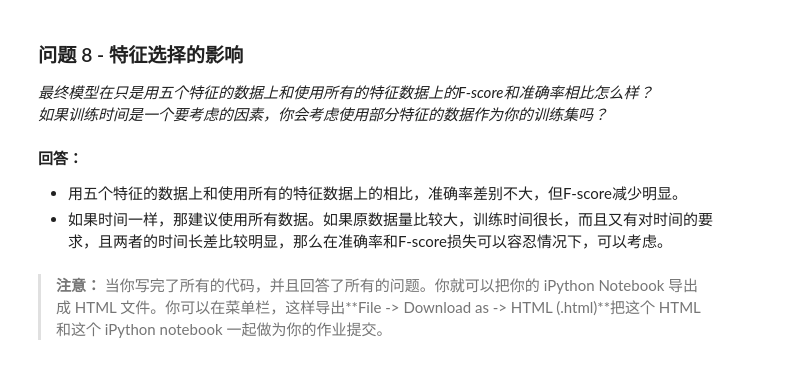
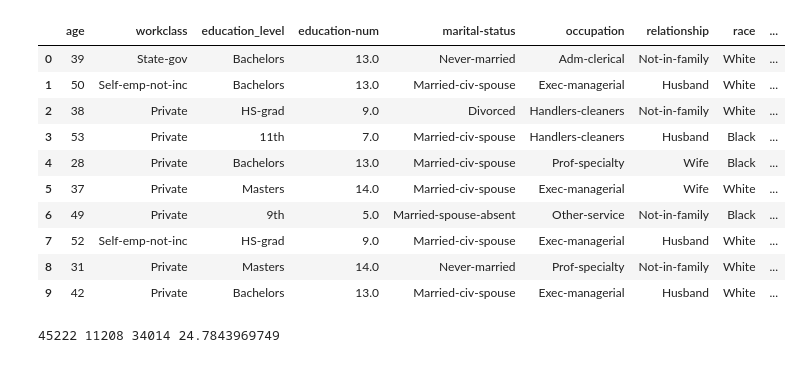
Before and after one commit to ma0722/MachineLearning, a Jupyter notebook: finding_donors/finding_donors.ipynb, the cells around one changed output. Saved outputs shown, nothing was run; the diff lists cells and outputs as text; code cells hidden in the pictures.

```diff
--- a/finding_donors/finding_donors.ipynb
+++ b/finding_donors/finding_donors.ipynb
@@ -556,11 +1,37 @@ F-score on testing data: 0.6801
-# %% [markdown]
-### 问题 8 - 特征选择的影响
-
-*最终模型在只是用五个特征的数据上和使用所有的特征数据上的F-score和准确率相比怎么样？*
-*如果训练时间是一个要考虑的因素，你会考虑使用部分特征的数据作为你的训练集吗？*
-# %% [markdown]
-**回答：**
-- 用五个特征的数据上和使用所有的特征数据上的相比，准确率差别不大，但F-score减少明显。
-- 如果时间一样，那建议使用所有数据。如果原数据量比较大，训练时间很长，而且又有对时间的要求，且两者的时间长差比较明显，那么在准确率和F-score损失可以容忍情况下，可以考虑。
-# %% [markdown]
-> **注意：** 当你写完了所有的代码，并且回答了所有的问题。你就可以把你的 iPython Notebook 导出成 HTML 文件。你可以在菜单栏，这样导出**File -> Download as -> HTML (.html)**把这个 HTML 和这个 iPython notebook 一起做为你的作业提交。
+# %%
+import numpy as np
+import pandas as pd
+from time import time
+from IPython.display import display
+
+import visuals as vs
+
+%matplotlib inline
+
+data = pd.read_csv("census.csv")
+
+data.head(10)
+# %% [output]
+|  | age | workclass | education_level | education-num | marital-status | occupation | relationship | race | ... |
+| 0 | 39 | State-gov | Bachelors | 13.0 | Never-married | Adm-clerical | Not-in-family | White | ... |
+| 1 | 50 | Self-emp-not-inc | Bachelors | 13.0 | Married-civ-spouse | Exec-managerial | Husband | White | ... |
+| 2 | 38 | Private | HS-grad | 9.0 | Divorced | Handlers-cleaners | Not-in-family | White | ... |
+| 3 | 53 | Private | 11th | 7.0 | Married-civ-spouse | Handlers-cleaners | Husband | Black | ... |
+| 4 | 28 | Private | Bachelors | 13.0 | Married-civ-spouse | Prof-specialty | Wife | Black | ... |
+| 5 | 37 | Private | Masters | 14.0 | Married-civ-spouse | Exec-managerial | Wife | White | ... |
+| 6 | 49 | Private | 9th | 5.0 | Married-spouse-absent | Other-service | Not-in-family | Black | ... |
+| 7 | 52 | Self-emp-not-inc | HS-grad | 9.0 | Married-civ-spouse | Exec-managerial | Husband | White | ... |
+| 8 | 31 | Private | Masters | 14.0 | Never-married | Prof-specialty | Not-in-family | White | ... |
+| 9 | 42 | Private | Bachelors | 13.0 | Married-civ-spouse | Exec-managerial | Husband | White | ... |
+# %%
+n_records = data.shape[0]
+
+n_greater_50k = data[data['income'] == '>50K'].shape[0]
+
+n_at_most_50k = data[data['income'] == '<=50K'].shape[0]
+
+greater_percent = n_greater_50k * 100 / (n_records + 0.0)
+
+print n_records, n_greater_50k, n_at_most_50k, greater_percent
+# %% [output]
+45222 11208 34014 24.7843969749
```
Also changed, not shown: parts of 58 cells of this notebook, 2 other files.
